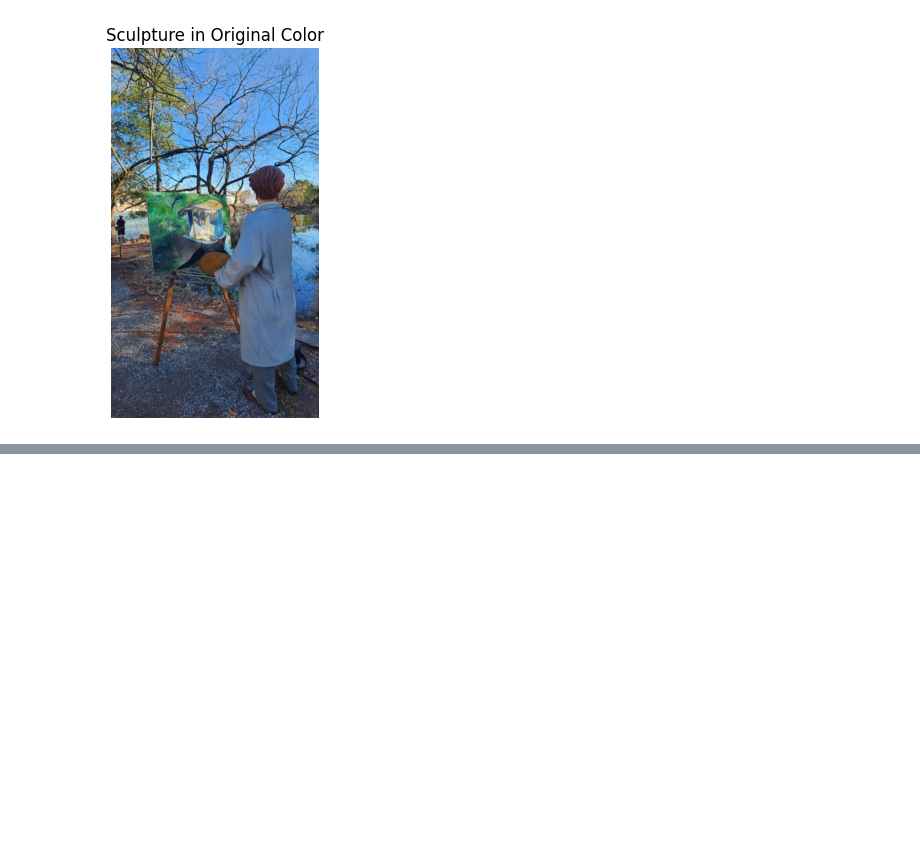
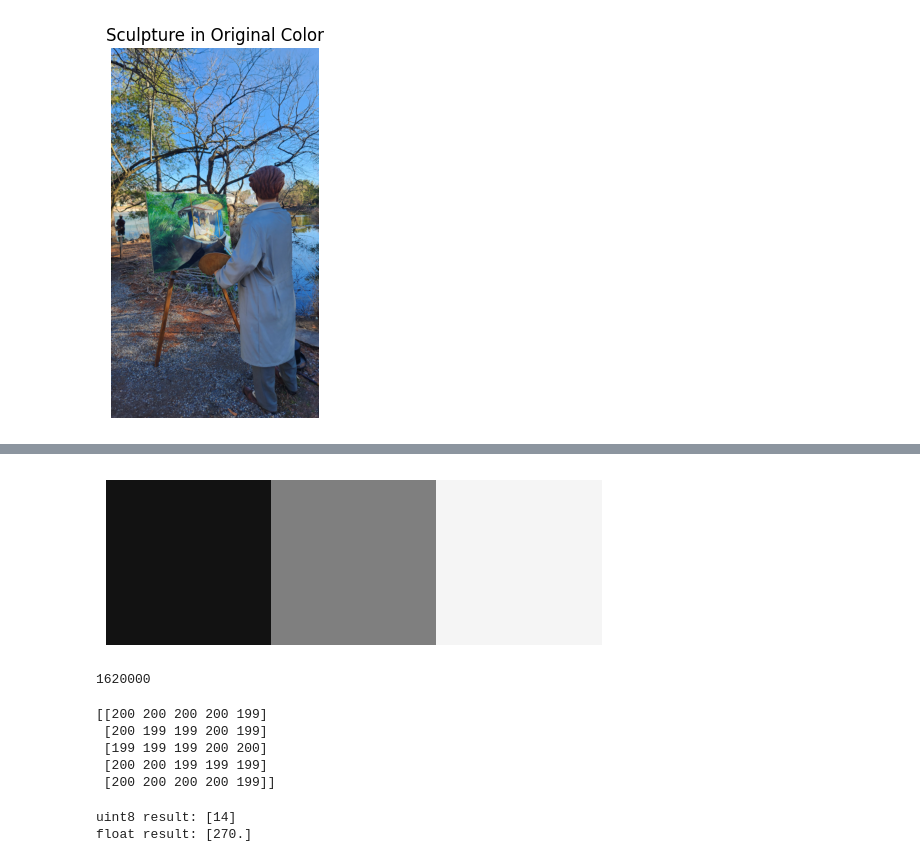
Before and after one commit to TreesaAbraham/svd-image-compression-MATH344L, a Jupyter notebook: notebook/01_image_as_matrix.ipynb, the cells around one changed output, grey strips where cells are left out. Cells and saved outputs as stored; diff of their text form; code cells hidden in the pictures; blank space fills up the shorter version.

```diff
--- a/notebook/01_image_as_matrix.ipynb
+++ b/notebook/01_image_as_matrix.ipynb
@@ -206,0 +217,33 @@ Data Type: uint8
+# %%
+#1
+pixels = np.array([[18, 127, 245]])
+
+plt.imshow(pixels, cmap="gray", vmin=0, vmax=255)
+plt.axis("off")
+plt.show()
+# %% [output]
+[figure, added]
+# %%
+#2
+600*900*3
+# %% [output]
+1620000
+# %%
+#3
+print(A[:5, :5])
+# %% [output]
+[[200 200 200 200 199]
+ [200 199 199 200 199]
+ [199 199 199 200 200]
+ [200 200 199 199 199]
+ [200 200 200 200 199]]
+# %%
+#4
+x = np.array([250], dtype=np.uint8)
+y = np.array([20], dtype=np.uint8)
+
+print("uint8 result:", x + y)
+print("float result:", x.astype(float) + y.astype(float))
+# %% [output]
+uint8 result: [14]
+float result: [270.]
```
Also changed, not shown: parts of 4 cells of this notebook.
